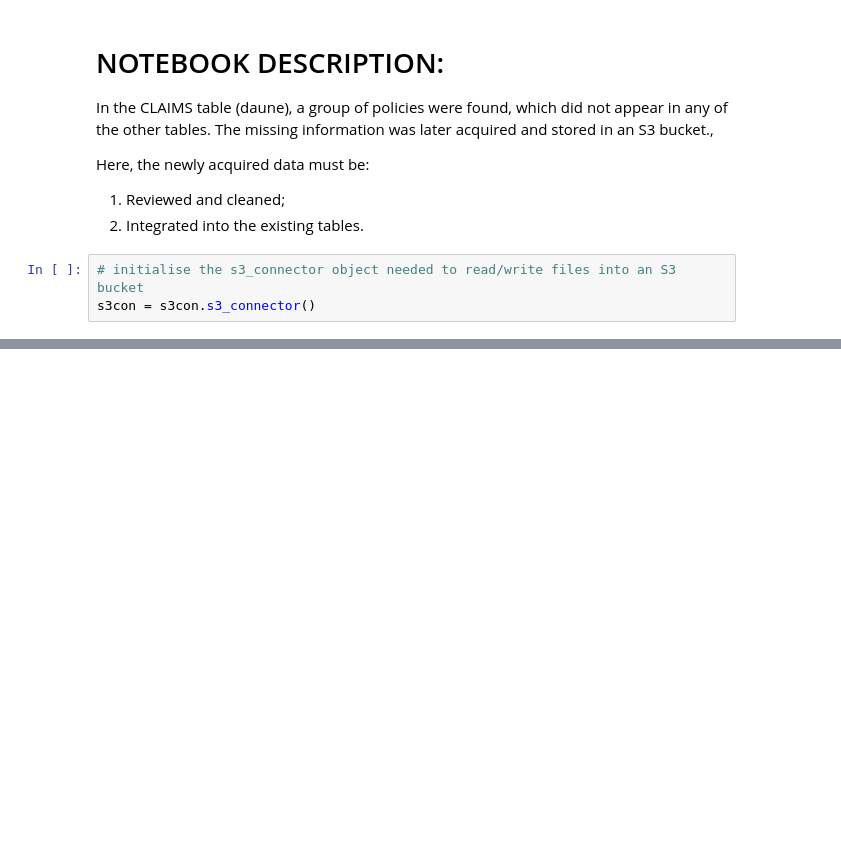
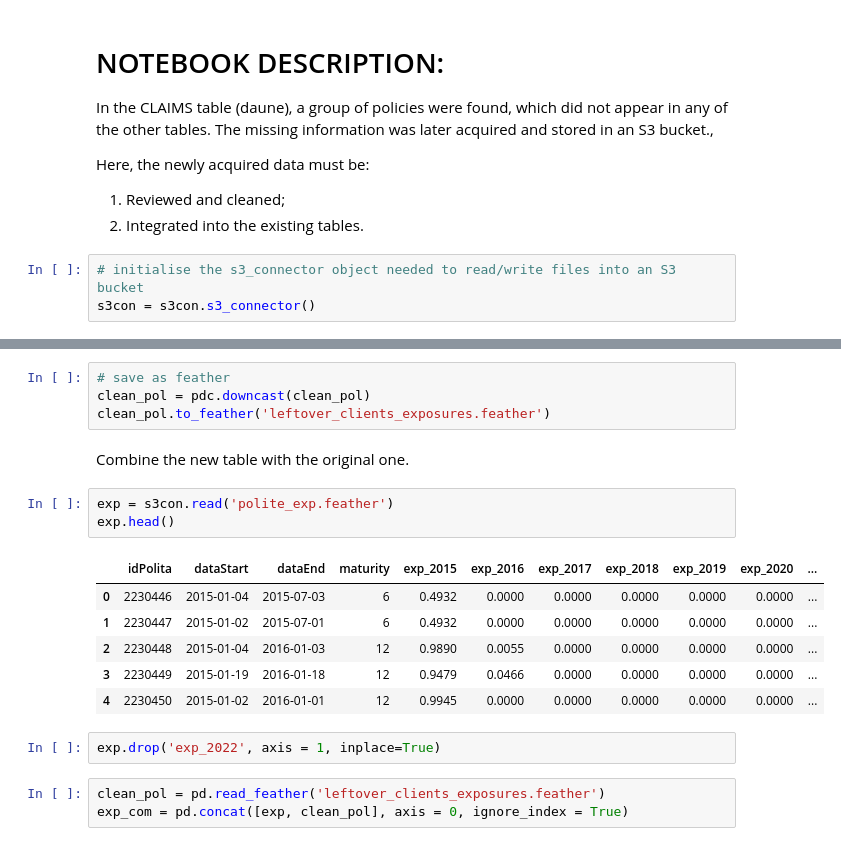
Before and after one commit to CoMa95/InsuranceCompany_Base_Model, a Jupyter notebook: 3. PMOD-40 Insert leftover policies.ipynb, the cells around one changed output, grey strips where cells are left out. Cells and saved outputs as stored; diff of their text form; blank space fills up the shorter version.

Commit message:
Latest changes - Leftovers management

```diff
--- a/3. PMOD-40 Insert leftover policies.ipynb
+++ b/3. PMOD-40 Insert leftover policies.ipynb
@@ -26,0 +434,21 @@ ArrowInvalid: Not a Feather V1 or Arrow IPC file
+# %%
+# save as feather
+clean_pol = pdc.downcast(clean_pol)
+clean_pol.to_feather('leftover_clients_exposures.feather')
+# %% [markdown]
+Combine the new table with the original one.
+# %%
+exp = s3con.read('polite_exp.feather')
+exp.head()
+# %% [output]
+|  | idPolita | dataStart | dataEnd | maturity | exp_2015 | exp_2016 | exp_2017 | exp_2018 | exp_2019 | exp_2020 | ... |
+| 0 | 2230446 | 2015-01-04 | 2015-07-03 | 6 | 0.4932 | 0.0000 | 0.0000 | 0.0000 | 0.0000 | 0.0000 | ... |
+| 1 | 2230447 | 2015-01-02 | 2015-07-01 | 6 | 0.4932 | 0.0000 | 0.0000 | 0.0000 | 0.0000 | 0.0000 | ... |
+| 2 | 2230448 | 2015-01-04 | 2016-01-03 | 12 | 0.9890 | 0.0055 | 0.0000 | 0.0000 | 0.0000 | 0.0000 | ... |
+| 3 | 2230449 | 2015-01-19 | 2016-01-18 | 12 | 0.9479 | 0.0466 | 0.0000 | 0.0000 | 0.0000 | 0.0000 | ... |
+| 4 | 2230450 | 2015-01-02 | 2016-01-01 | 12 | 0.9945 | 0.0000 | 0.0000 | 0.0000 | 0.0000 | 0.0000 | ... |
+# %%
+exp.drop('exp_2022', axis = 1, inplace=True)
+# %%
+clean_pol = pd.read_feather('leftover_clients_exposures.feather')
+exp_com = pd.concat([exp, clean_pol], axis = 0, ignore_index = True)
```
Also changed, not shown: parts of 45 cells of this notebook, 2 other files.
